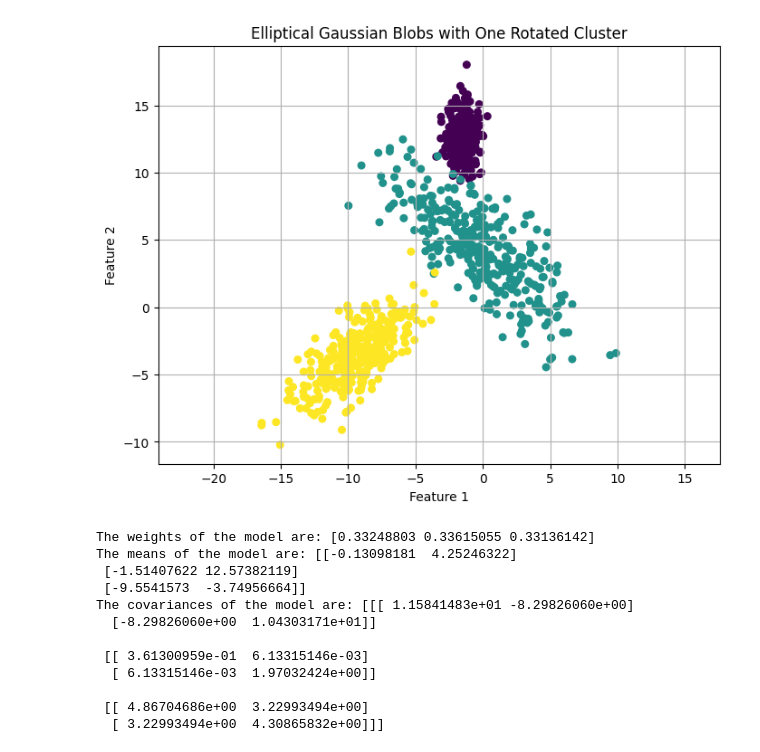
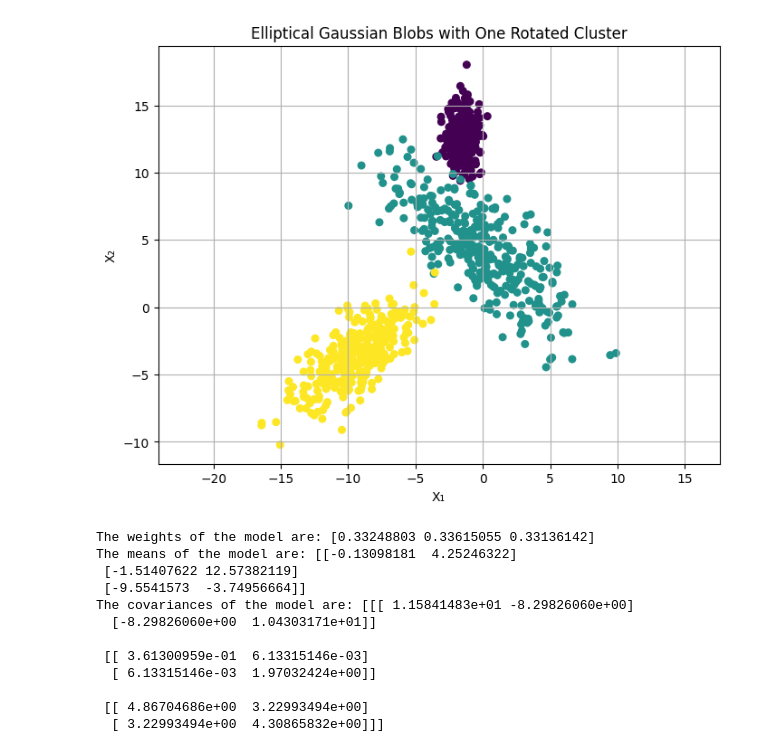
Before and after one commit to jquelas/hands_on_machine_learning, a Jupyter notebook: C9 - Unsupervised Learning Techniques/7-GMM for Anomaly Detection.ipynb, the cells around one changed output. Saved outputs shown, nothing was run; the diff lists cells and outputs as text; code cells hidden in the pictures.

Commit message:
Fix axis labels for first graph.

```diff
--- a/C9 - Unsupervised Learning Techniques/7-GMM for Anomaly Detection.ipynb
+++ b/C9 - Unsupervised Learning Techniques/7-GMM for Anomaly Detection.ipynb
@@ -42,36 +42,36 @@ rotation2 = np.array([
 ])
 
 # Apply transformations:
 # - Stretch all clusters
 # - Additionally rotate only cluster 1 (to show orientation difference)
 
 X0_transformed = X0 @ stretch.T                        # Just stretched
 X1_transformed = X1 @ (rotation1 @ stretch).T          # Rotated and stretched
 X2_transformed = X2 @ (rotation2 @ stretch).T          # Rotated and stretched
 
 # Combine all the transformed clusters into one dataset
 X_elliptical = np.vstack((X0_transformed, X1_transformed, X2_transformed))
 
 # Recreate the label array to match the new dataset
 y_elliptical = np.hstack((
     np.zeros(len(X0)),        # Label 0
     np.ones(len(X1)),         # Label 1
     np.full(len(X2), 2)       # Label 2
 ))
 
 # Plot the final dataset
 plt.figure(figsize=(8, 6))
 plt.scatter(X_elliptical[:, 0], X_elliptical[:, 1],
             c=y_elliptical, cmap='viridis', s=30)
 
 plt.title("Elliptical Gaussian Blobs with One Rotated Cluster")
-plt.xlabel("Feature 1")
-plt.ylabel("Feature 2")
+plt.xlabel("X₁")
+plt.ylabel("X₂")
 plt.grid(True)
 plt.axis("equal")  # Keep aspect ratio square to show true shape
 plt.show()
 # %% [output]
-[figure, old version]
+[figure, new version]
 # %%
 # Now we are going to train a GMM based on this dataset
 # Import the GaussianMixture class for modeling from sklearn
```
